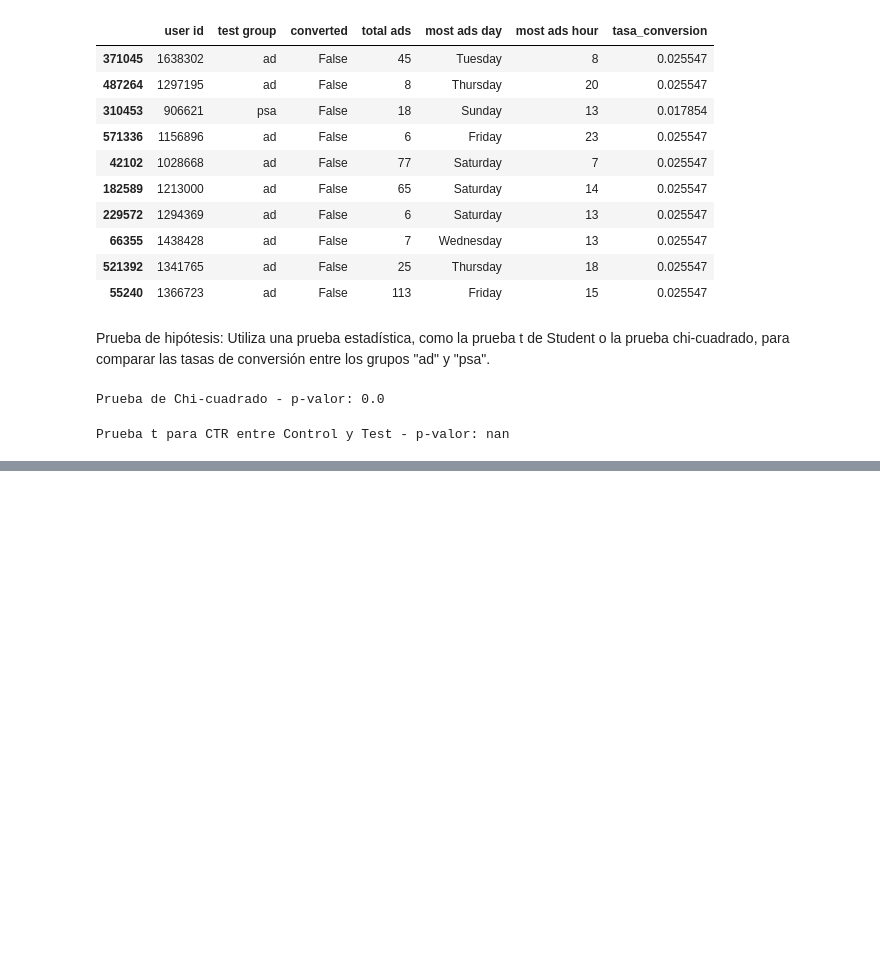
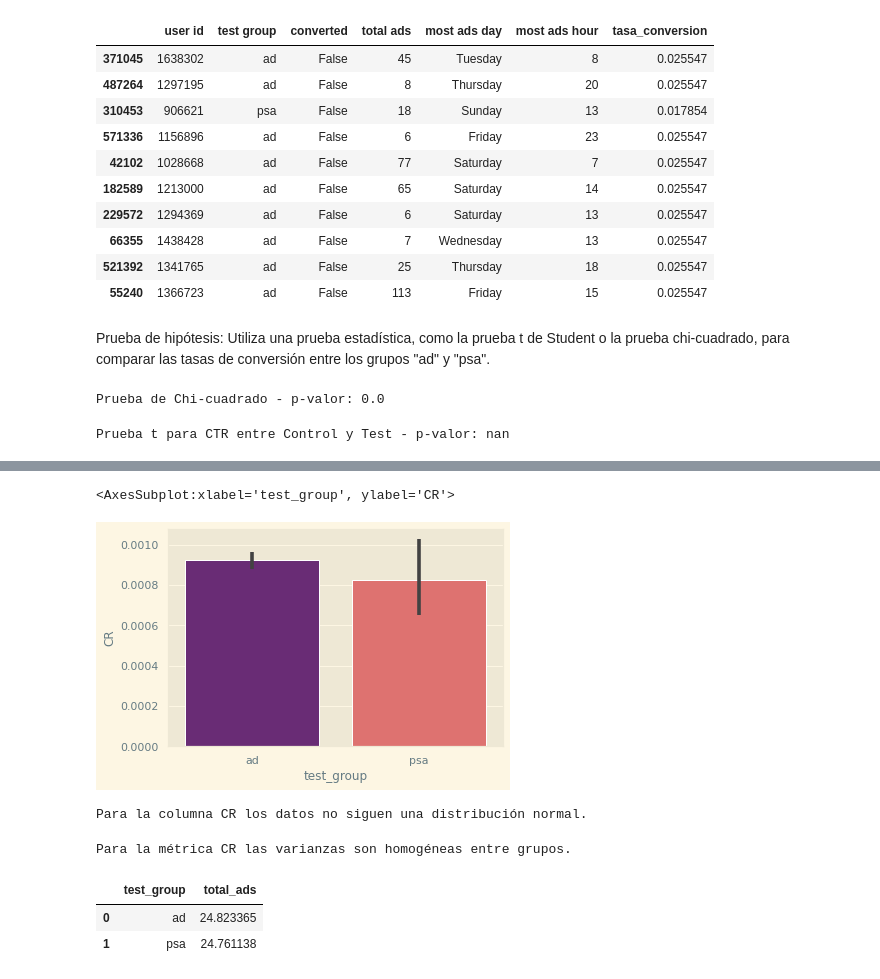
Before and after one commit to Adalab/Promo-F-da-modulo3-sprint2-pairprogramming_YohanaMiriam, a Jupyter notebook: pair_10.ipynb, the cells around one changed output, grey strips where cells are left out. Cells and saved outputs as stored; diff of their text form; code cells hidden in the pictures; blank space fills up the shorter version.

```diff
--- a/pair_10.ipynb
+++ b/pair_10.ipynb
@@ -226,0 +436,16 @@ Prueba t para CTR entre Control y Test - p-valor: nan
+# %%
+sns.barplot(x = "test_group",
+            y = "CR",
+            data = df,
+            palette = "magma")
+# %% [output]
+<AxesSubplot:xlabel='test_group', ylabel='CR'>
+[figure, added]
+# %%
+statistic, p_value = stats.shapiro(df["CR"])
+if p_value > 0.05:
+    print("Para la columna CR los datos siguen una distribución normal.")
+else:
+    print("Para la columna CR los datos no siguen una distribución normal.")
+# %% [output]
+Para la columna CR los datos no siguen una distribución normal.
@@ -226,0 +481,11 @@ Prueba t para CTR entre Control y Test - p-valor: nan
+# %%
+homogeneidad(df ,'test_group', "CR")
+# %% [output]
+Para la métrica CR las varianzas son homogéneas entre grupos.
+# %%
+df_media = df.groupby('test_group')['total_ads'].mean().reset_index()
+df_media
+# %% [output]
+|  | test_group | total_ads |
+| 0 | ad | 24.823365 |
+| 1 | psa | 24.761138 |
```
Also changed, not shown: parts of 14 cells of this notebook.
